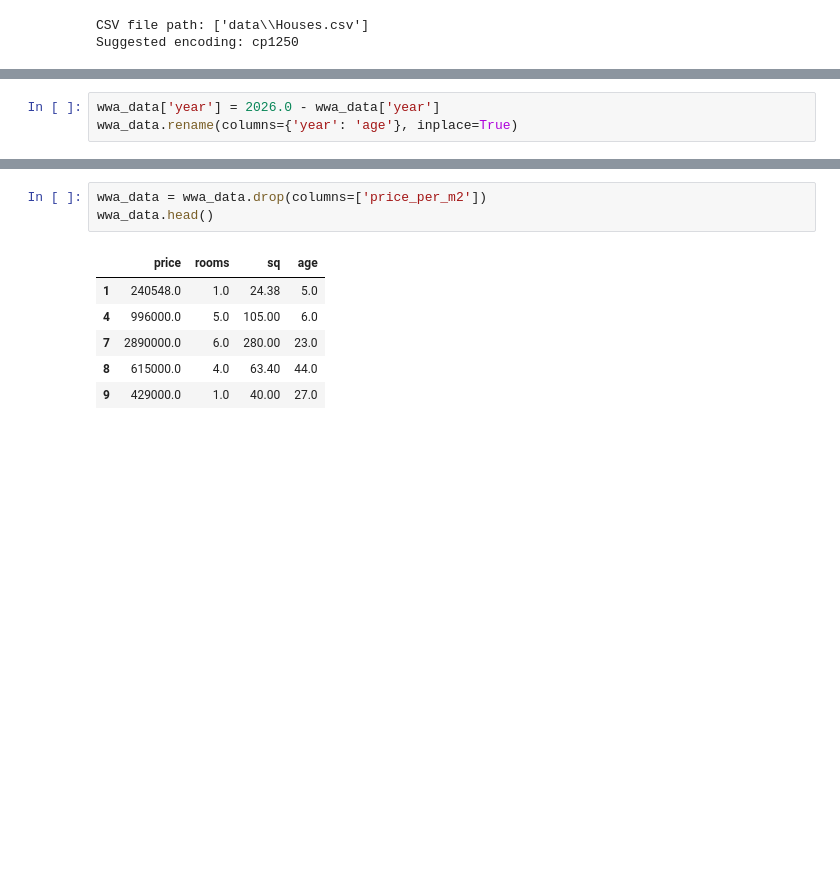
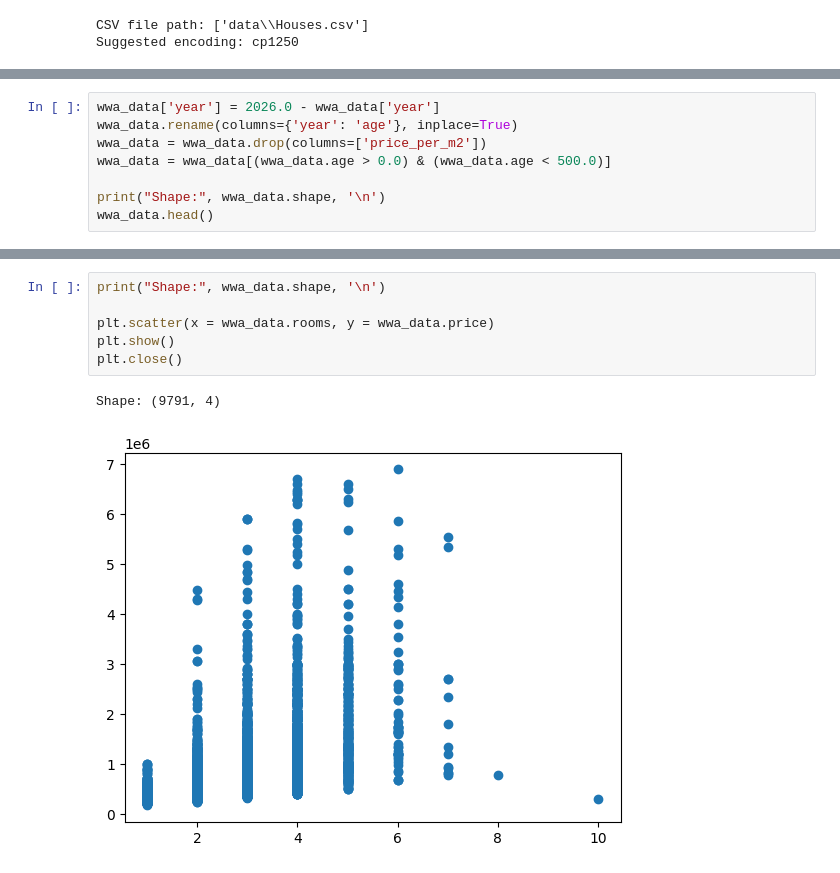
Before and after one commit to M4rselo/Warsaw-Housing-Model, a Jupyter notebook: pl_linear_regression.ipynb, the cells around one changed output, grey strips where cells are left out. Saved outputs shown, nothing was run; the diff lists cells and outputs as text; blank space fills up the shorter version.

```diff
--- a/pl_linear_regression.ipynb
+++ b/pl_linear_regression.ipynb
@@ -140,3 +107,8 @@ plt.show()
 # %%
 wwa_data['year'] = 2026.0 - wwa_data['year']
 wwa_data.rename(columns={'year': 'age'}, inplace=True)
+wwa_data = wwa_data.drop(columns=['price_per_m2'])
+wwa_data = wwa_data[(wwa_data.age > 0.0) & (wwa_data.age < 500.0)]
+
+print("Shape:", wwa_data.shape, '\n')
+wwa_data.head()
@@ -143,11 +123,10 @@ wwa_data.rename(columns={'year': 'age'}, inplace=True)
-# %%
-wwa_data = wwa_data.drop(columns=['price_per_m2'])
-wwa_data.head()
-# %% [output]
-|  | price | rooms | sq | age |
-| 1 | 240548.0 | 1.0 | 24.38 | 5.0 |
-| 4 | 996000.0 | 5.0 | 105.00 | 6.0 |
-| 7 | 2890000.0 | 6.0 | 280.00 | 23.0 |
-| 8 | 615000.0 | 4.0 | 63.40 | 44.0 |
-| 9 | 429000.0 | 1.0 | 40.00 | 27.0 |
+# %%
+print("Shape:", wwa_data.shape, '\n')
+
+plt.scatter(x = wwa_data.rooms, y = wwa_data.price)
+plt.show()
+plt.close()
+# %% [output]
+Shape: (9791, 4)
+[figure, added]
 # %%
```
Also changed, not shown: parts of 31 cells of this notebook.
